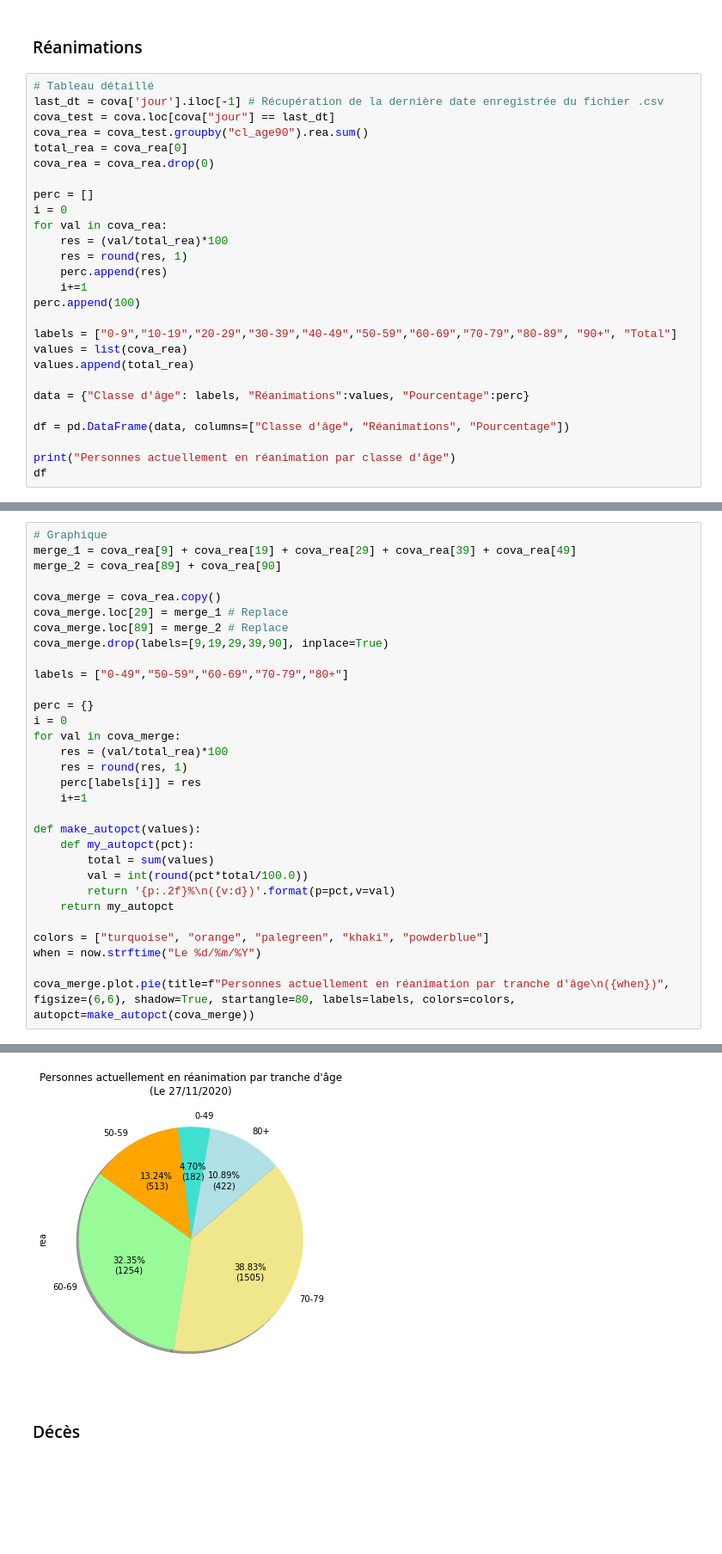
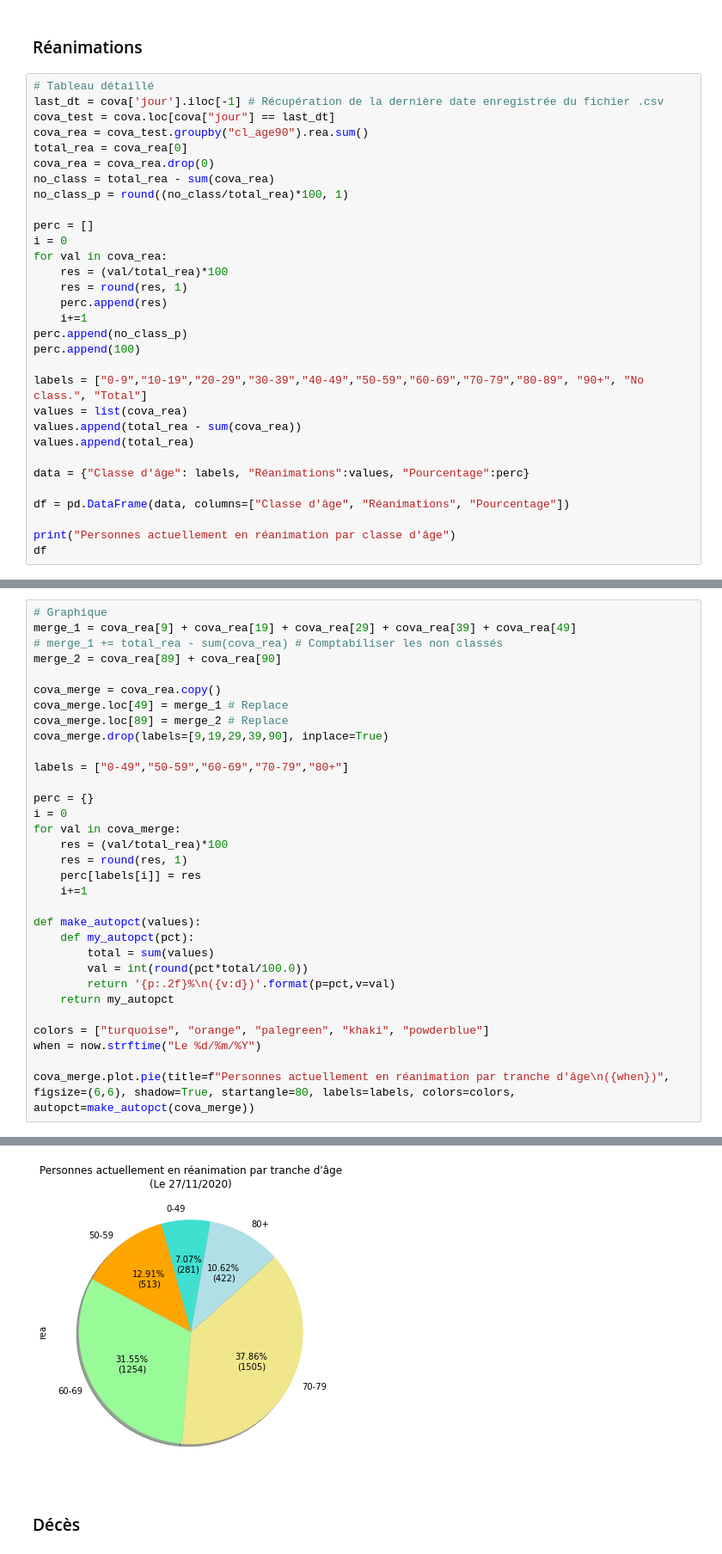
Before and after one commit to Kartmaan/Covid_19_fr, a Jupyter notebook: cov_hosp.ipynb, the cells around one changed output, grey strips where cells are left out. Shown at 86% size. Saved outputs shown, nothing was run; the diff lists cells and outputs as text; blank space fills up the shorter version.

```diff
--- a/cov_hosp.ipynb
+++ b/cov_hosp.ipynb
@@ -486,6 +486,8 @@ cova_test = cova.loc[cova["jour"] == last_dt]
 cova_rea = cova_test.groupby("cl_age90").rea.sum()
 total_rea = cova_rea[0]
 cova_rea = cova_rea.drop(0)
+no_class = total_rea - sum(cova_rea)
+no_class_p = round((no_class/total_rea)*100, 1)
 
 perc = []
 i = 0
@@ -494,10 +496,12 @@ for val in cova_rea:
     res = round(res, 1)
     perc.append(res)
     i+=1
+perc.append(no_class_p)
 perc.append(100)
 
-labels = ["0-9","10-19","20-29","30-39","40-49","50-59","60-69","70-79","80-89", "90+", "Total"]
+labels = ["0-9","10-19","20-29","30-39","40-49","50-59","60-69","70-79","80-89", "90+", "No class.", "Total"]
 values = list(cova_rea)
+values.append(total_rea - sum(cova_rea))
 values.append(total_rea)
 
 data = {"Classe d'âge": labels, "Réanimations":values, "Pourcentage":perc}
@@ -523,36 +528,37 @@ Personnes actuellement en réanimation par classe d'âge
 # %%
 # Graphique
 merge_1 = cova_rea[9] + cova_rea[19] + cova_rea[29] + cova_rea[39] + cova_rea[49]
+# merge_1 += total_rea - sum(cova_rea) # Comptabiliser les non classés
 merge_2 = cova_rea[89] + cova_rea[90]
 
 cova_merge = cova_rea.copy()
-cova_merge.loc[29] = merge_1 # Replace
+cova_merge.loc[49] = merge_1 # Replace
 cova_merge.loc[89] = merge_2 # Replace
 cova_merge.drop(labels=[9,19,29,39,90], inplace=True)
 
 labels = ["0-49","50-59","60-69","70-79","80+"]
 
 perc = {}
 i = 0
 for val in cova_merge:
     res = (val/total_rea)*100
     res = round(res, 1)
     perc[labels[i]] = res
     i+=1
 
 def make_autopct(values):
     def my_autopct(pct):
         total = sum(values)
         val = int(round(pct*total/100.0))
         return '{p:.2f}%\n({v:d})'.format(p=pct,v=val)
     return my_autopct
 
 colors = ["turquoise", "orange", "palegreen", "khaki", "powderblue"]
 when = now.strftime("Le %d/%m/%Y")
 
 cova_merge.plot.pie(title=f"Personnes actuellement en réanimation par tranche d'âge\n({when})", figsize=(6,6), shadow=True, startangle=80, labels=labels, colors=colors, autopct=make_autopct(cova_merge))
 # %% [output]
 <AxesSubplot:title={'center':"Personnes actuellement en réanimation par tranche d'âge\n(Le 27/11/2020)"}, ylabel='rea'>
-[figure, old version]
+[figure, new version]
 # %% [markdown]
 ### Décès
```
Also changed, not shown: parts of 1 cell of this notebook.
